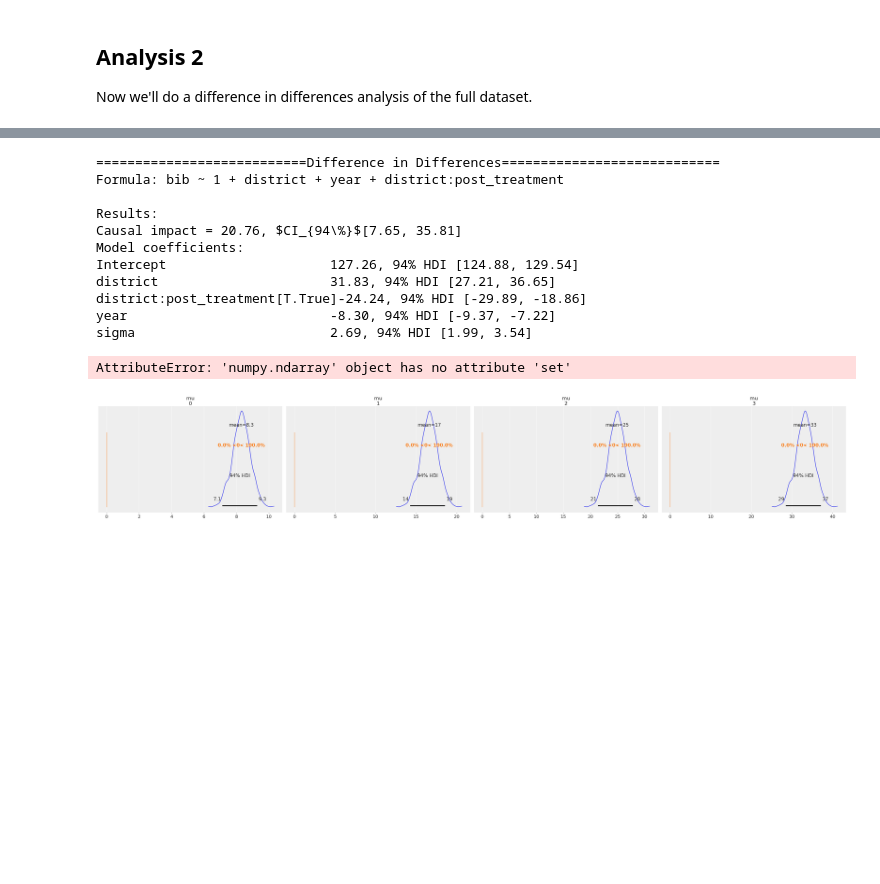
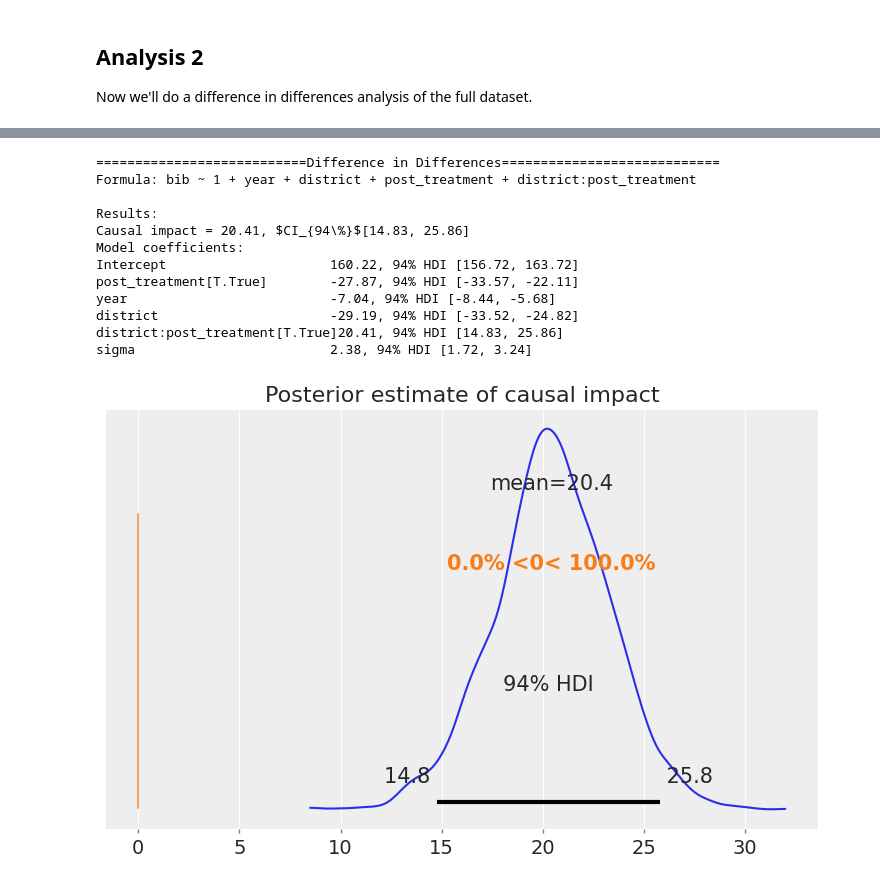
Before and after one commit to pymc-labs/CausalPy, a Jupyter notebook: docs/notebooks/did_pymc_banks.ipynb, the cells around one changed output, grey strips where cells are left out. Cells and saved outputs as stored; diff of their text form; code cells hidden in the pictures; blank space fills up the shorter version.

```diff
--- a/docs/notebooks/did_pymc_banks.ipynb
+++ b/docs/notebooks/did_pymc_banks.ipynb
@@ -70,9 +70,6 @@ df_long = pd.melt(
     value_name="bib",
 ).sort_values("year")
 
-# Encode group variable (district) as a categorical variable
-# df_long["district"] = df_long["district"].astype("category")
-
 # We also need to create a column called `unit` which labels each distinct unit. In our case we just have two treatment units (each district). So we can build a `unit` column from `district`.
 df_long["unit"] = df_long["district"]
 
@@ -80,8 +77,8 @@ df_long["unit"] = df_long["district"]
 df_long["post_treatment"] = df_long.year >= treatment_time
 df_long
 
-# recode district to be 0 for Sixth District and 1 for Eighth District
-df_long = df_long.replace({"district": {"Sixth District": 0, "Eighth District": 1}})
+# Dummy coding for district
+df_long = df_long.replace({"district": {"Sixth District": 1, "Eighth District": 0}})
 df_long
 # %% [output]
 |  | year | district | bib | unit | post_treatment |
@@ -154,7 +159,7 @@ Now we'll do a difference in differences analysis of the full dataset.
 # %%
 result2 = cp.pymc_experiments.DifferenceInDifferences(
     df_long,
-    formula="bib ~ 1 + district + year + district:post_treatment",
+    formula="bib ~ 1 + year + district + post_treatment + district:post_treatment",
     time_variable_name="year",
     group_variable_name="district",
     treated=1,
@@ -181,19 +186,19 @@ fig, ax = result2.plot();
 result2.summary()
 # %% [output]
 ===========================Difference in Differences============================
-Formula: bib ~ 1 + district + year + district:post_treatment
+Formula: bib ~ 1 + year + district + post_treatment + district:post_treatment
 
 Results:
-Causal impact = 20.76, $CI_{94\%}$[7.65, 35.81]
+Causal impact = 20.41, $CI_{94\%}$[14.83, 25.86]
 Model coefficients:
-Intercept                     127.26, 94% HDI [124.88, 129.54]
-district                      31.83, 94% HDI [27.21, 36.65]
-district:post_treatment[T.True]-24.24, 94% HDI [-29.89, -18.86]
-year                          -8.30, 94% HDI [-9.37, -7.22]
-sigma                         2.69, 94% HDI [1.99, 3.54]
+Intercept                     160.22, 94% HDI [156.72, 163.72]
+post_treatment[T.True]        -27.87, 94% HDI [-33.57, -22.11]
+year                          -7.04, 94% HDI [-8.44, -5.68]
+district                      -29.19, 94% HDI [-33.52, -24.82]
+district:post_treatment[T.True]20.41, 94% HDI [14.83, 25.86]
+sigma                         2.38, 94% HDI [1.72, 3.24]
 # %%
-ax = az.plot_posterior(result2.causal_impact, ref_val=0)
+ax = az.plot_posterior(result2.causal_impact, ref_val=0, round_to=3)
 ax.set(title="Posterior estimate of causal impact");
 # %% [output]
-AttributeError: 'numpy.ndarray' object has no attribute 'set'
-[figure, old version]
+[figure, new version]
```
Also changed, not shown: parts of 8 cells of this notebook, 2 other files.
